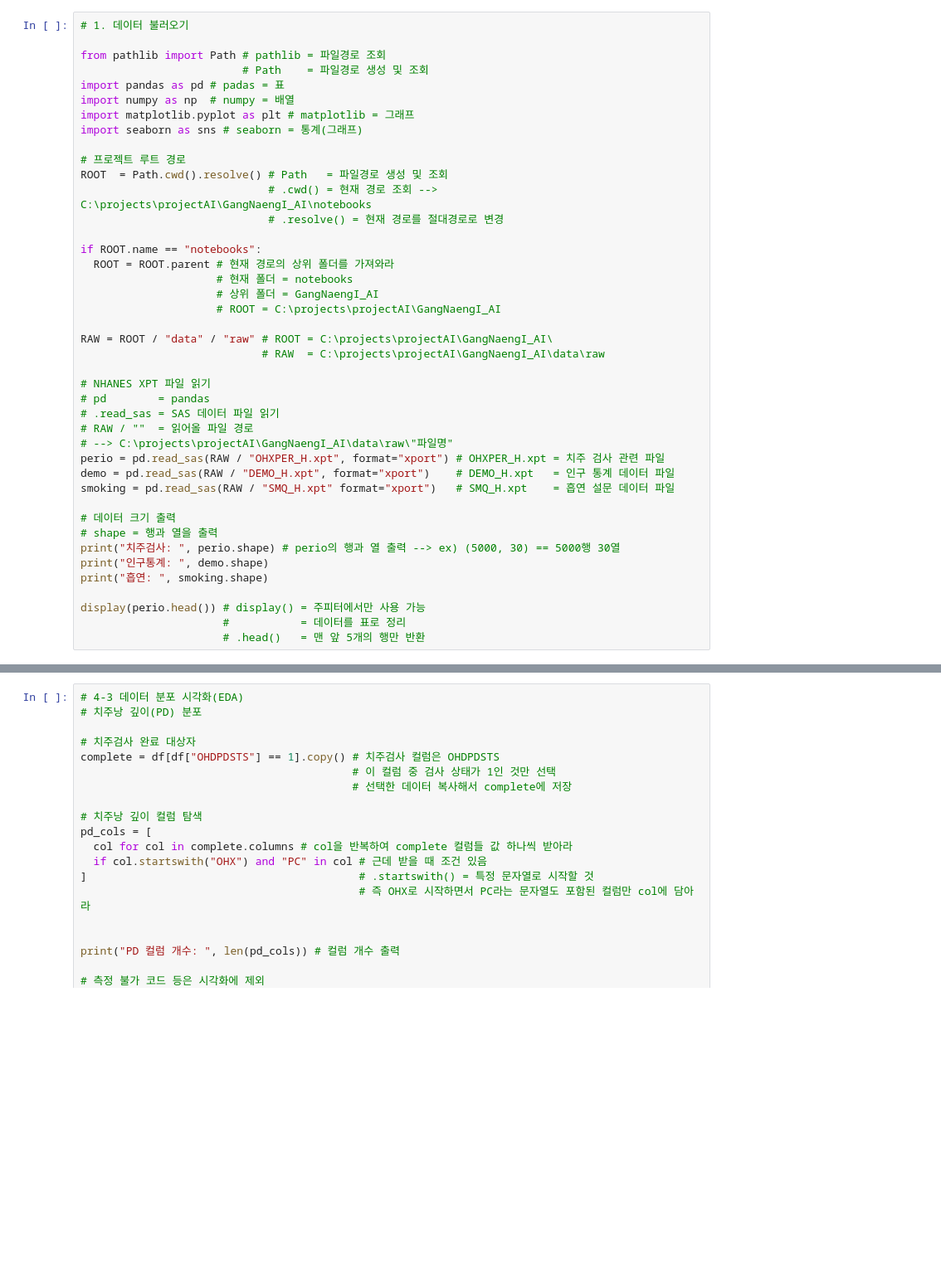
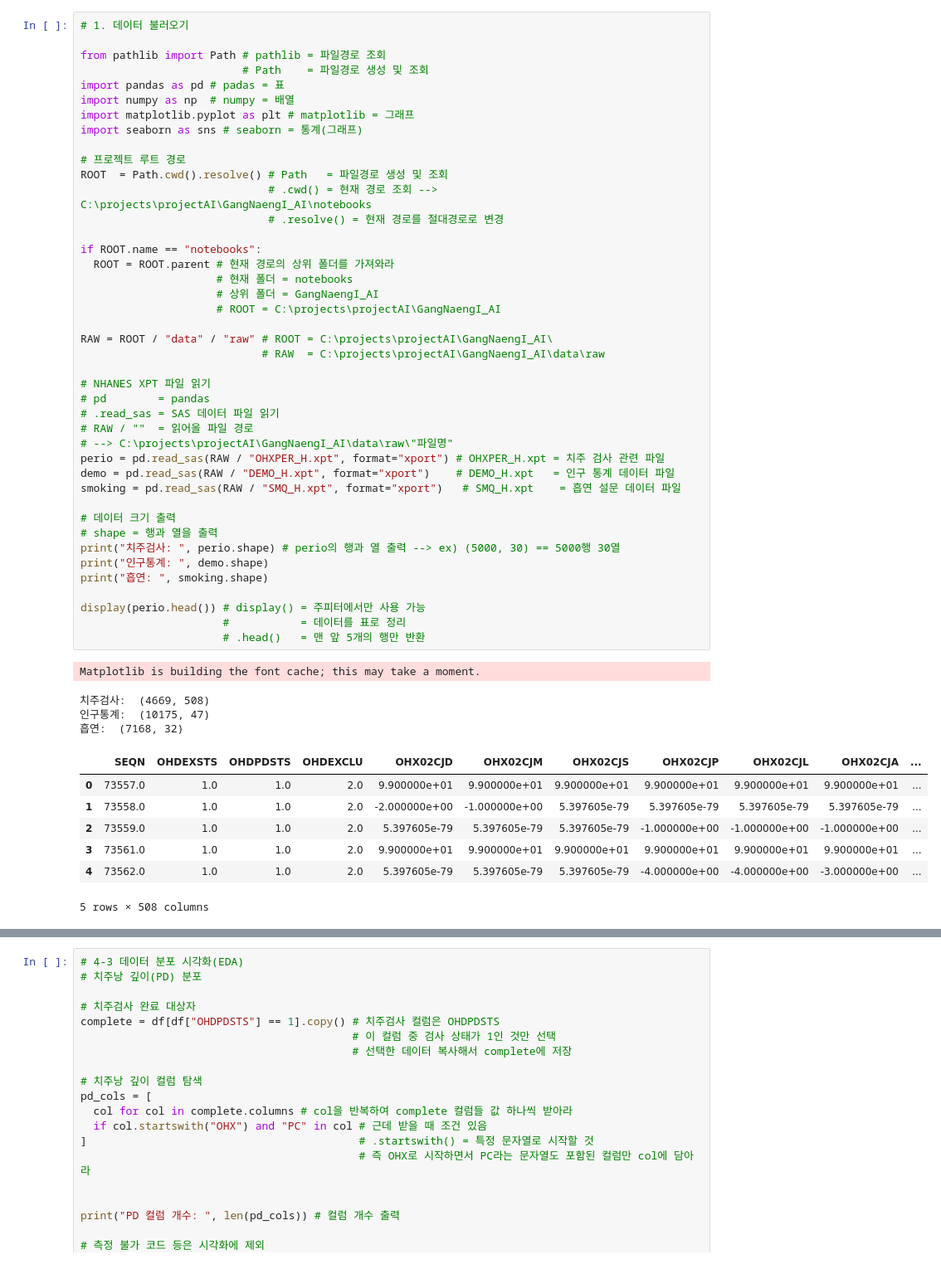
Before and after one commit to sojung627/gangnyengi-ai, a Jupyter notebook: notebooks/01_eda.ipynb, the cells around one changed output, grey strips where cells are left out. Shown at 83% size. Cells and saved outputs as stored; diff of their text form; blank space fills up the shorter version.

```diff
--- a/notebooks/01_eda.ipynb
+++ b/notebooks/01_eda.ipynb
@@ -12,34 +12,46 @@ import seaborn as sns # seaborn = 통계(그래프)
 ROOT  = Path.cwd().resolve() # Path   = 파일경로 생성 및 조회
                              # .cwd() = 현재 경로 조회 --> C:\projects\projectAI\GangNaengI_AI\notebooks
                              # .resolve() = 현재 경로를 절대경로로 변경
 
 if ROOT.name == "notebooks":
   ROOT = ROOT.parent # 현재 경로의 상위 폴더를 가져와라
                      # 현재 폴더 = notebooks
                      # 상위 폴더 = GangNaengI_AI
                      # ROOT = C:\projects\projectAI\GangNaengI_AI
 
 RAW = ROOT / "data" / "raw" # ROOT = C:\projects\projectAI\GangNaengI_AI\
                             # RAW  = C:\projects\projectAI\GangNaengI_AI\data\raw
 
 # NHANES XPT 파일 읽기
 # pd        = pandas
 # .read_sas = SAS 데이터 파일 읽기
 # RAW / ""  = 읽어올 파일 경로
 # --> C:\projects\projectAI\GangNaengI_AI\data\raw\"파일명"
 perio = pd.read_sas(RAW / "OHXPER_H.xpt", format="xport") # OHXPER_H.xpt = 치주 검사 관련 파일
 demo = pd.read_sas(RAW / "DEMO_H.xpt", format="xport")    # DEMO_H.xpt   = 인구 통계 데이터 파일
-smoking = pd.read_sas(RAW / "SMQ_H.xpt" format="xport")   # SMQ_H.xpt    = 흡연 설문 데이터 파일
+smoking = pd.read_sas(RAW / "SMQ_H.xpt", format="xport")   # SMQ_H.xpt    = 흡연 설문 데이터 파일
 
 # 데이터 크기 출력
 # shape = 행과 열을 출력
 print("치주검사: ", perio.shape) # perio의 행과 열 출력 --> ex) (5000, 30) == 5000행 30열
 print("인구통계: ", demo.shape)
 print("흡연: ", smoking.shape)
 
 display(perio.head()) # display() = 주피터에서만 사용 가능
                       #           = 데이터를 표로 정리
                       # .head()   = 맨 앞 5개의 행만 반환
+# %% [output]
+Matplotlib is building the font cache; this may take a moment.
+치주검사:  (4669, 508)
+인구통계:  (10175, 47)
+흡연:  (7168, 32)
+|  | SEQN | OHDEXSTS | OHDPDSTS | OHDEXCLU | OHX02CJD | OHX02CJM | OHX02CJS | OHX02CJP | OHX02CJL | OHX02CJA | ... |
+| 0 | 73557.0 | 1.0 | 1.0 | 2.0 | 9.900000e+01 | 9.900000e+01 | 9.900000e+01 | 9.900000e+01 | 9.900000e+01 | 9.900000e+01 | ... |
+| 1 | 73558.0 | 1.0 | 1.0 | 2.0 | -2.000000e+00 | -1.000000e+00 | 5.397605e-79 | 5.397605e-79 | 5.397605e-79 | 5.397605e-79 | ... |
+| 2 | 73559.0 | 1.0 | 1.0 | 2.0 | 5.397605e-79 | 5.397605e-79 | 5.397605e-79 | -1.000000e+00 | -1.000000e+00 | -1.000000e+00 | ... |
+| 3 | 73561.0 | 1.0 | 1.0 | 2.0 | 9.900000e+01 | 9.900000e+01 | 9.900000e+01 | 9.900000e+01 | 9.900000e+01 | 9.900000e+01 | ... |
+| 4 | 73562.0 | 1.0 | 1.0 | 2.0 | 5.397605e-79 | 5.397605e-79 | 5.397605e-79 | -4.000000e+00 | -4.000000e+00 | -3.000000e+00 | ... |
+5 rows × 508 columns
 # %%
 # 2. 데이터 3개 합치기
 
```
Also changed, not shown: parts of 4 cells of this notebook.
